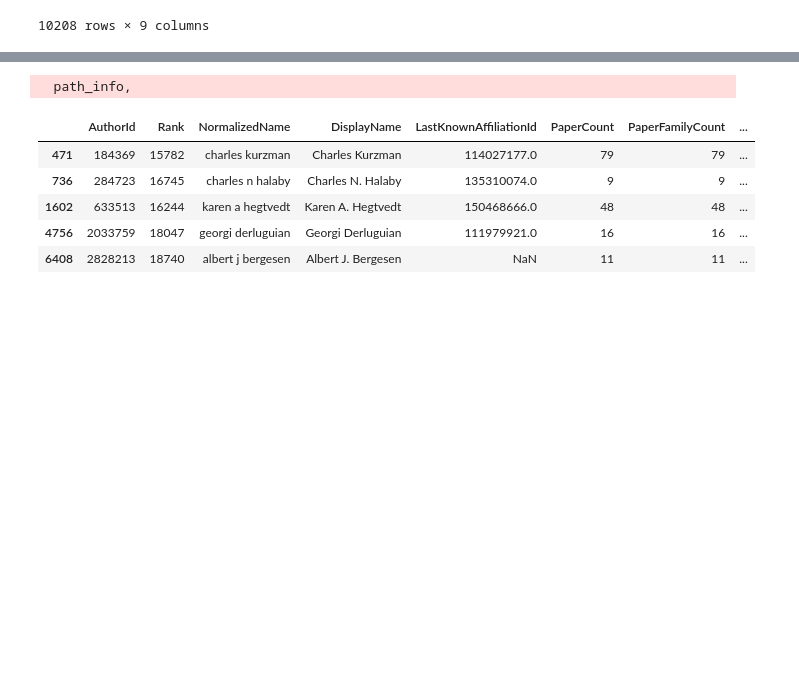
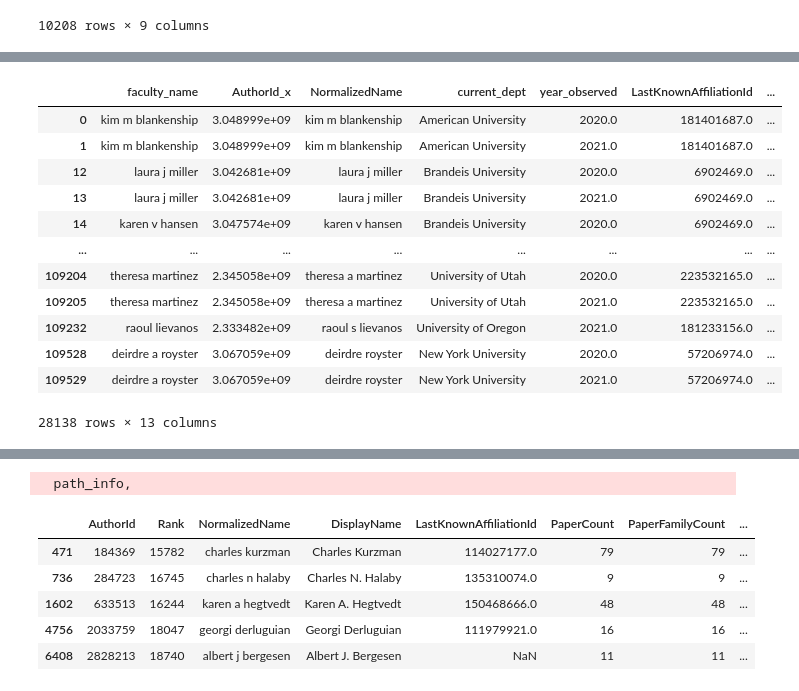
Before and after one commit to TimothyElder/mag, a Jupyter notebook: scripts/notebooks/link_affiliation.ipynb, the cells around one changed output, grey strips where cells are left out. Saved outputs shown, nothing was run; the diff lists cells and outputs as text; code cells hidden in the pictures; blank space fills up the shorter version.

```diff
--- a/scripts/notebooks/link_affiliation.ipynb
+++ b/scripts/notebooks/link_affiliation.ipynb
@@ -198,3 +164,0 @@ faculty_df_complete["NormalizedName"] = departments
-# %%
-faculty_df_complete = faculty_df_complete.merge(mag_departments, how='left', on="NormalizedName")
-faculty_df_complete.head()
@@ -312,3 +259,7 @@ mag_departments[mag_departments["AffiliationId"] == 39422238]
+# %%
+df = faculty_df_complete.drop(columns=['current_dept', 'source_dept', 'phd_year',
+       'highest_degree', 'interests', 'position', 'year_observed',
+       'NormalizedName', 'DisplayName'])
 # %%
 # concatenating individual matched dataframes
 match_path = r'/home/timothyelder/matches'
@@ -330,5 +281,7 @@ candidate_matches = df_merged[df_merged['network_name'] == df_merged['Normalized
 df_merged = df_merged[df_merged['network_name'] != df_merged['NormalizedName']]
 df_merged = df_merged[df_merged['best_match_score'] >= .50]
 candidate_matches = candidate_matches.append(df_merged)
-len(candidate_matches)
+candidate_matches = candidate_matches.drop(columns=['Unnamed: 0', 'best_match_score', '__id_left', '__id_right', 'faculty_name'])
+candidate_matches = candidate_matches.rename(columns={"network_name": "faculty_name"})
+candidate_matches
 # %% [output]
@@ -335,0 +301,3 @@ len(candidate_matches)
+# %%
+candidate_matches = candidate_matches[candidate_matches['faculty_name'].isin(faculty_df_complete["NormalizedName"])].drop_duplicates()
+candidate_matches
@@ -361,0 +338,17 @@ candidate_matches
+# %%
+new_df = candidate_matches.merge(df, how="left", on="NormalizedName")
+new_df.dropna()
+# %% [output]
+|  | faculty_name | AuthorId_x | NormalizedName | current_dept | year_observed | LastKnownAffiliationId | ... |
+| 0 | kim m blankenship | 3.048999e+09 | kim m blankenship | American University | 2020.0 | 181401687.0 | ... |
+| 1 | kim m blankenship | 3.048999e+09 | kim m blankenship | American University | 2021.0 | 181401687.0 | ... |
+| 12 | laura j miller | 3.042681e+09 | laura j miller | Brandeis University | 2020.0 | 6902469.0 | ... |
+| 13 | laura j miller | 3.042681e+09 | laura j miller | Brandeis University | 2021.0 | 6902469.0 | ... |
+| 14 | karen v hansen | 3.047574e+09 | karen v hansen | Brandeis University | 2020.0 | 6902469.0 | ... |
+| ... | ... | ... | ... | ... | ... | ... | ... |
+| 109204 | theresa martinez | 2.345058e+09 | theresa a martinez | University of Utah | 2020.0 | 223532165.0 | ... |
+| 109205 | theresa martinez | 2.345058e+09 | theresa a martinez | University of Utah | 2021.0 | 223532165.0 | ... |
+| 109232 | raoul lievanos | 2.333482e+09 | raoul s lievanos | University of Oregon | 2021.0 | 181233156.0 | ... |
+| 109528 | deirdre a royster | 3.067059e+09 | deirdre royster | New York University | 2020.0 | 57206974.0 | ... |
+| 109529 | deirdre a royster | 3.067059e+09 | deirdre royster | New York University | 2021.0 | 57206974.0 | ... |
+28138 rows × 13 columns
```
Also changed, not shown: parts of 61 cells of this notebook, 2 other files.
